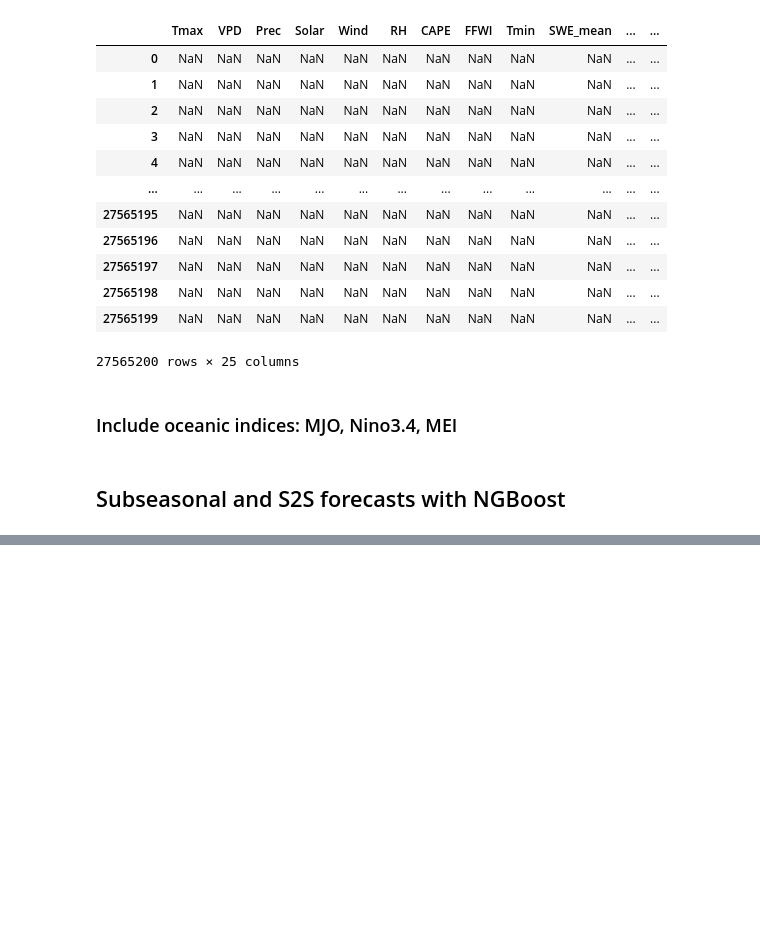
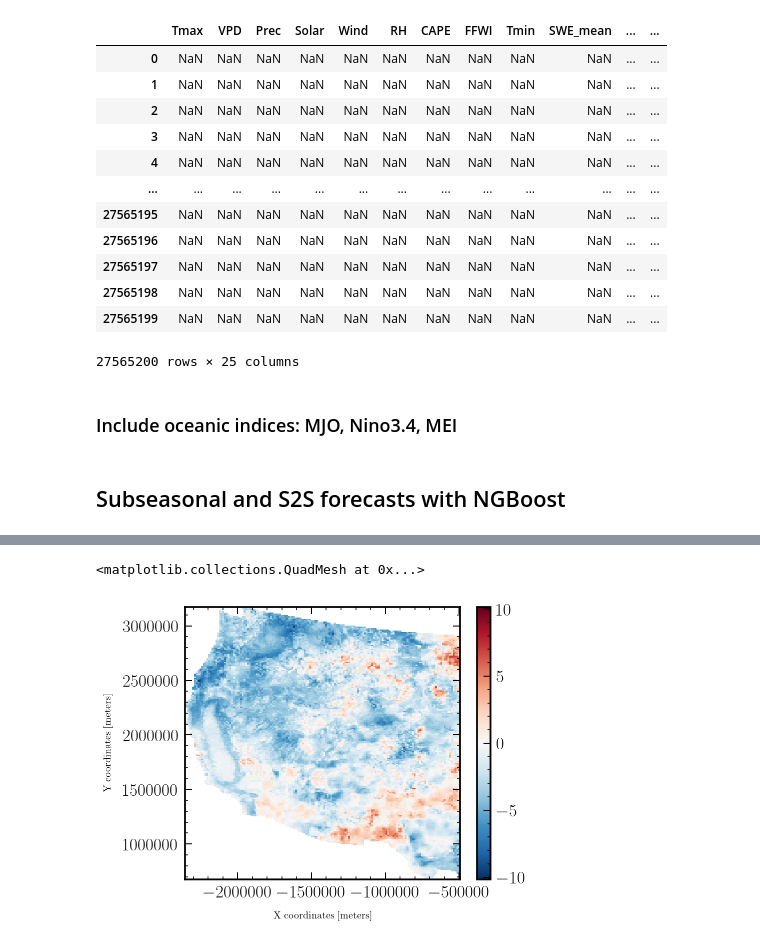
Before and after one commit to jtbuch/SEASFire, a Jupyter notebook: scripts/seas_climate_pred.ipynb, the cells around one changed output, grey strips where cells are left out. Drawn from its saved outputs; the diff is of its cells as text; code cells hidden in the pictures; blank space fills up the shorter version.

```diff
--- a/scripts/seas_climate_pred.ipynb
+++ b/scripts/seas_climate_pred.ipynb
@@ -212,0 +305,5 @@ key_arr= random.sample(grid_list, 3)
+# %%
+(np.mean(Y_dist_loc_xr[-29:-25, :, :], axis= 0) - np.mean(Y_dist_loc_xr[103:207, :, :], axis= 0)).plot()
+# %% [output]
+<matplotlib.collections.QuadMesh at 0x...>
+[figure, added]
```
Also changed, not shown: parts of 25 cells of this notebook, 1 other file.
